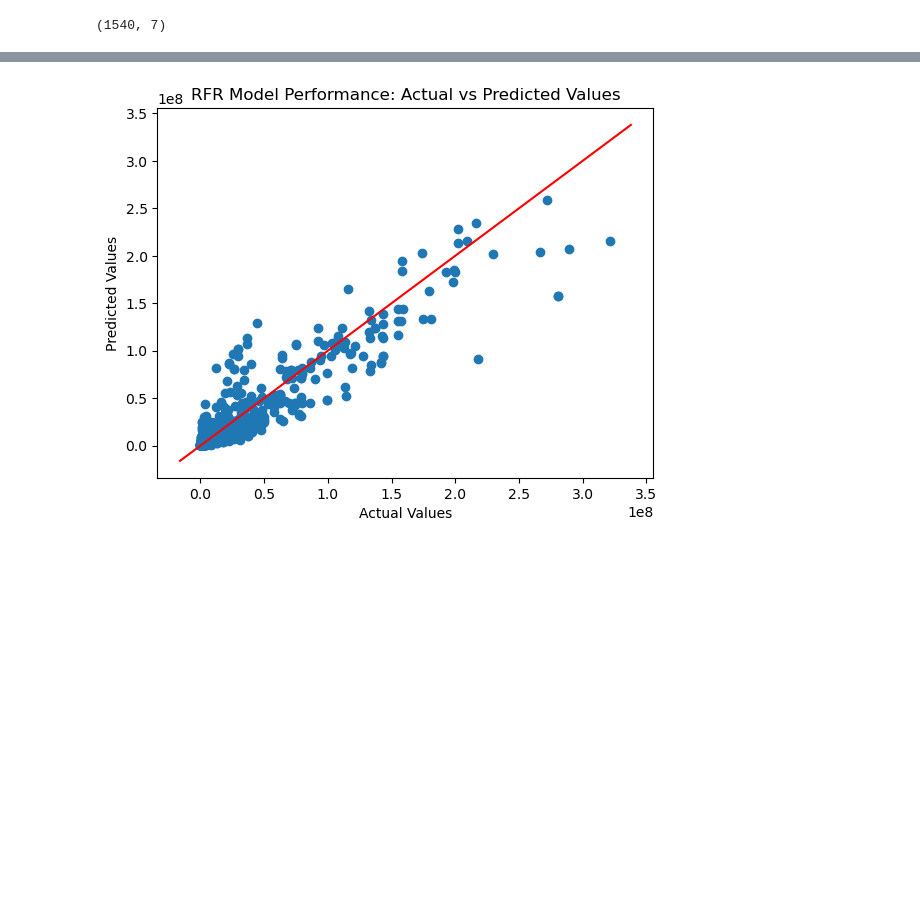
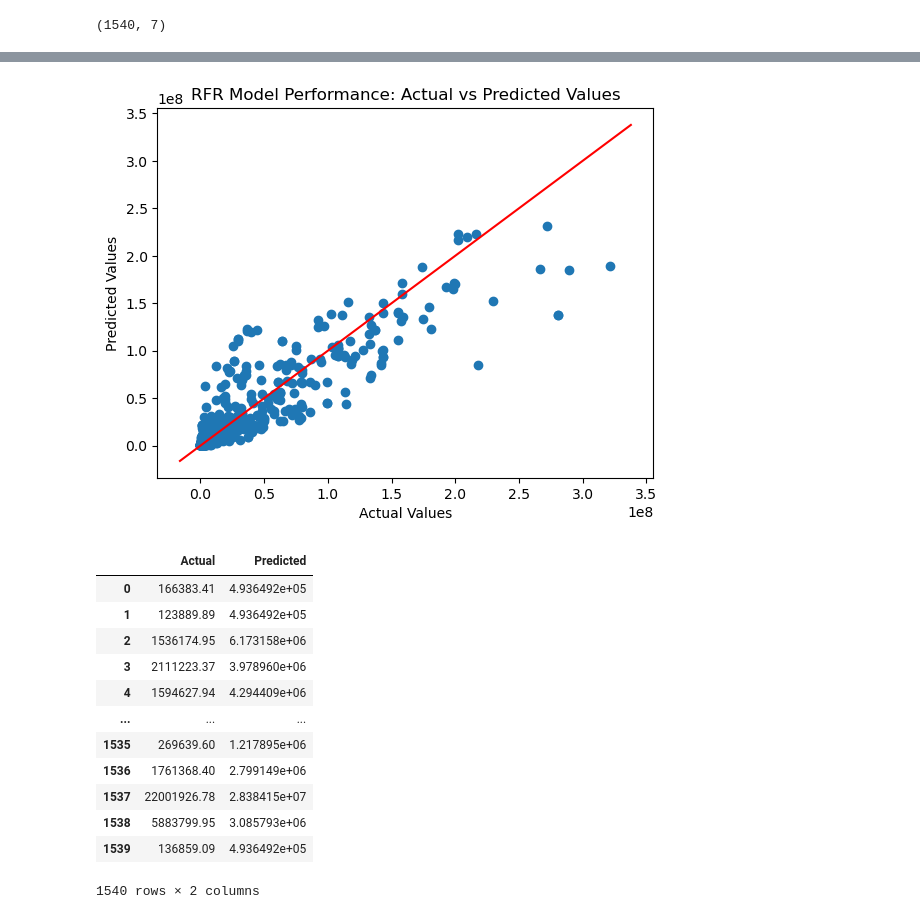
Before and after one commit to geromepenalosa/Typhoonista, a Jupyter notebook: RFRS.ipynb, the cells around one changed output, grey strips where cells are left out. Cells and saved outputs as stored; diff of their text form; code cells hidden in the pictures; blank space fills up the shorter version.

```diff
--- a/RFRS.ipynb
+++ b/RFRS.ipynb
@@ -6,7 +6,7 @@ import numpy as np
 from sklearn.model_selection import train_test_split
 
 # Load the dataset
-df = pd.read_csv('TEST.csv')
+df = pd.read_csv('TEST (1).csv')
 # %%
 df
 # %% [output]
@@ -158,9 +158,9 @@ from sklearn.ensemble import RandomForestRegressor
 
 model = RandomForestRegressor(
     n_estimators=100,
-    max_depth=20,
-    min_samples_split=10,
-    min_samples_leaf=10,
+    max_depth=40,
+    min_samples_split=40,
+    min_samples_leaf=20,
     max_leaf_nodes=100,
     random_state=42,
 
@@ -288,20 +288,45 @@ plt.show()
 # %%
 import matplotlib.pyplot as plt
+import pandas as pd
+import numpy as np
 
 # Make predictions
 predictionsVal = model.predict(X_val)
 
 # Create a scatter plot
 plt.scatter(y_val, predictionsVal)
 plt.xlabel('Actual Values')
 plt.ylabel('Predicted Values')
 plt.title('RFR Model Performance: Actual vs Predicted Values')
 
 # Diagonal line
 limits = [np.min([plt.xlim(), plt.ylim()]),  # find the lower limit among x and y axes
           np.max([plt.xlim(), plt.ylim()])]  # find the upper limit among x and y axes
 plt.plot(limits, limits, color='red')
 
 plt.show()
+
+# Convert y_val and predictionsVal to 1-dimensional arrays
+y_val = np.ravel(y_val)
+predictionsVal = np.ravel(predictionsVal)
+
+# Create a DataFrame from y_val and predictionsVal
+results = pd.DataFrame({'Actual': y_val, 'Predicted': predictionsVal})
+
+# Display the DataFrame
+results.head(1540)
 # %% [output]
-[figure, old version]
+[figure, new version]
+|  | Actual | Predicted |
+| 0 | 166383.41 | 4.936492e+05 |
+| 1 | 123889.89 | 4.936492e+05 |
+| 2 | 1536174.95 | 6.173158e+06 |
+| 3 | 2111223.37 | 3.978960e+06 |
+| 4 | 1594627.94 | 4.294409e+06 |
+| ... | ... | ... |
+| 1535 | 269639.60 | 1.217895e+06 |
+| 1536 | 1761368.40 | 2.799149e+06 |
+| 1537 | 22001926.78 | 2.838415e+07 |
+| 1538 | 5883799.95 | 3.085793e+06 |
+| 1539 | 136859.09 | 4.936492e+05 |
+1540 rows × 2 columns
```
Also changed, not shown: parts of 6 cells of this notebook, 15 other files.
